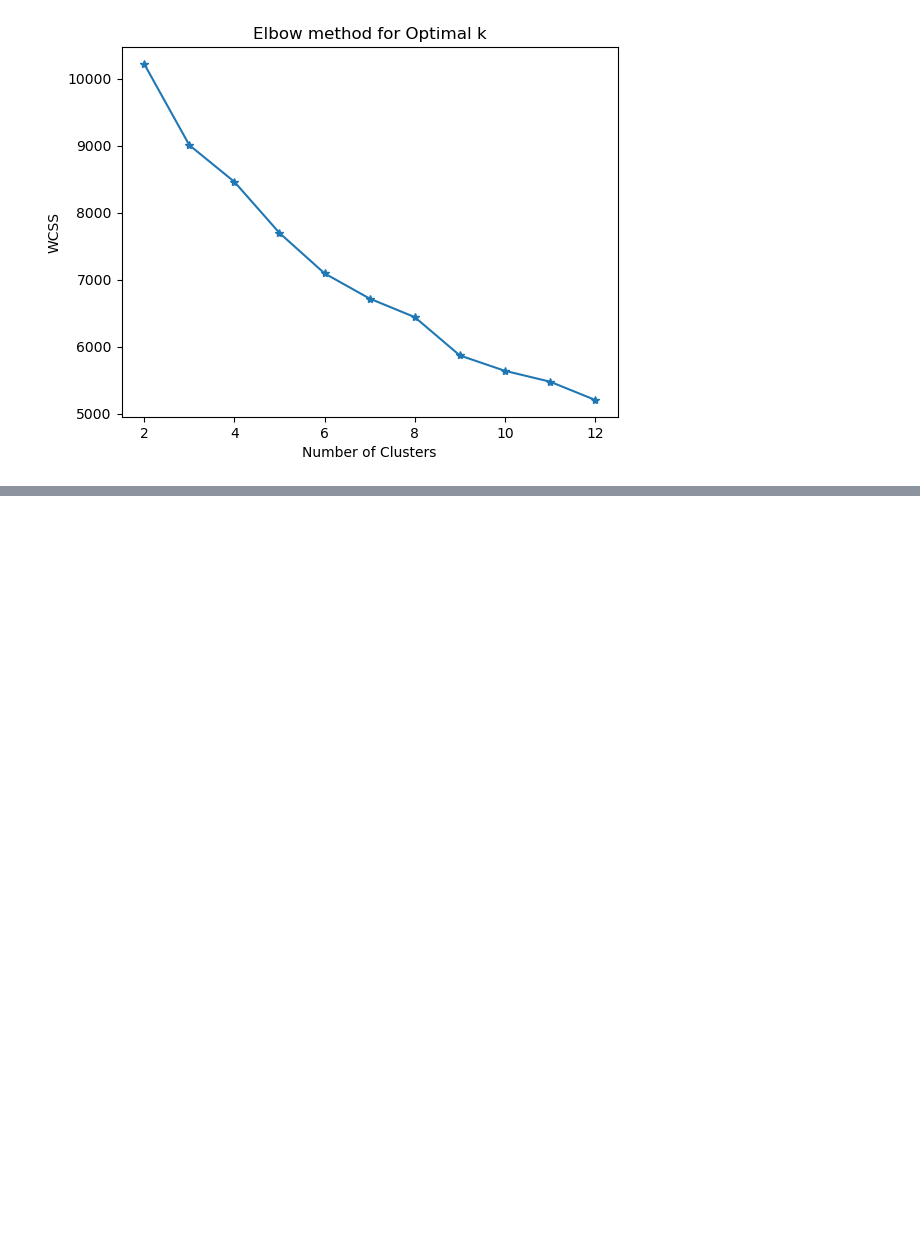
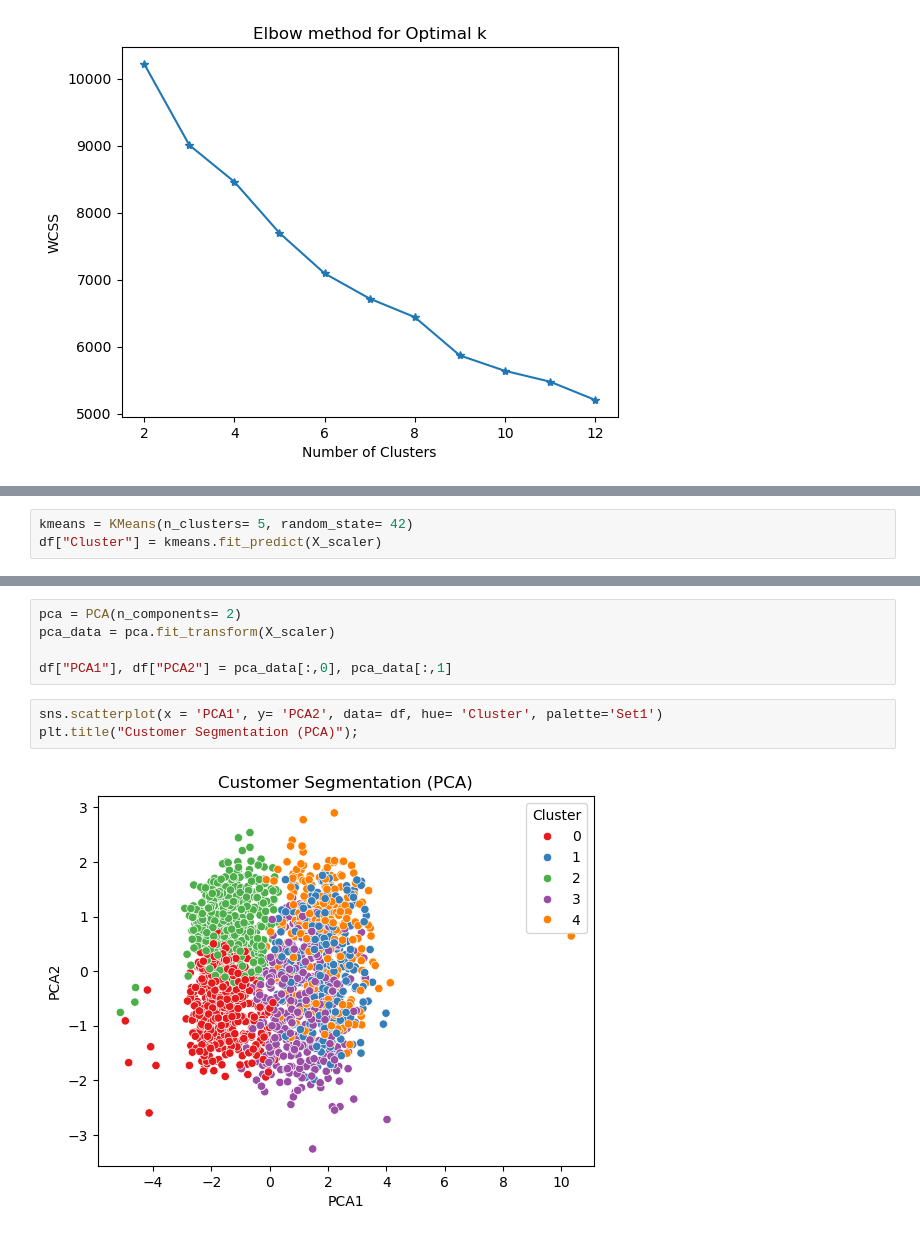
Before and after one commit to PhinehasBerko/customer-segmentation-project, a Jupyter notebook: code/customer-segment-analysis.ipynb, the cells around one changed output, grey strips where cells are left out. Drawn from its saved outputs; the diff is of its cells as text; blank space fills up the shorter version.

```diff
--- a/code/customer-segment-analysis.ipynb
+++ b/code/customer-segment-analysis.ipynb
@@ -419,0 +424,3 @@ plt.show()
+# %%
+kmeans = KMeans(n_clusters= 5, random_state= 42)
+df["Cluster"] = kmeans.fit_predict(X_scaler)
@@ -419,0 +468,10 @@ plt.show()
+# %%
+pca = PCA(n_components= 2)
+pca_data = pca.fit_transform(X_scaler)
+
+df["PCA1"], df["PCA2"] = pca_data[:,0], pca_data[:,1]
+# %%
+sns.scatterplot(x = 'PCA1', y= 'PCA2', data= df, hue= 'Cluster', palette='Set1')
+plt.title("Customer Segmentation (PCA)");
+# %% [output]
+[figure, added]
```
Also changed, not shown: parts of 7 cells of this notebook, 3 other files.
